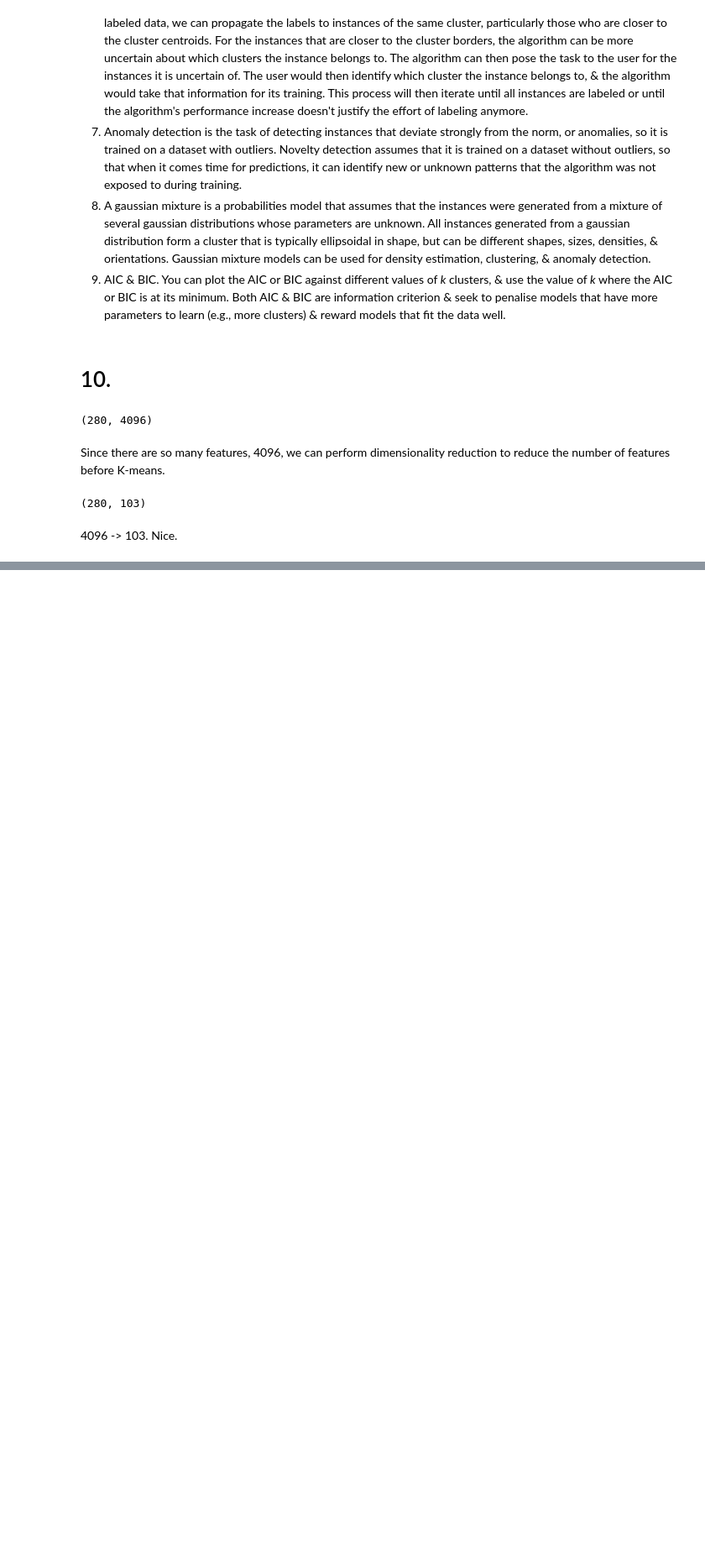
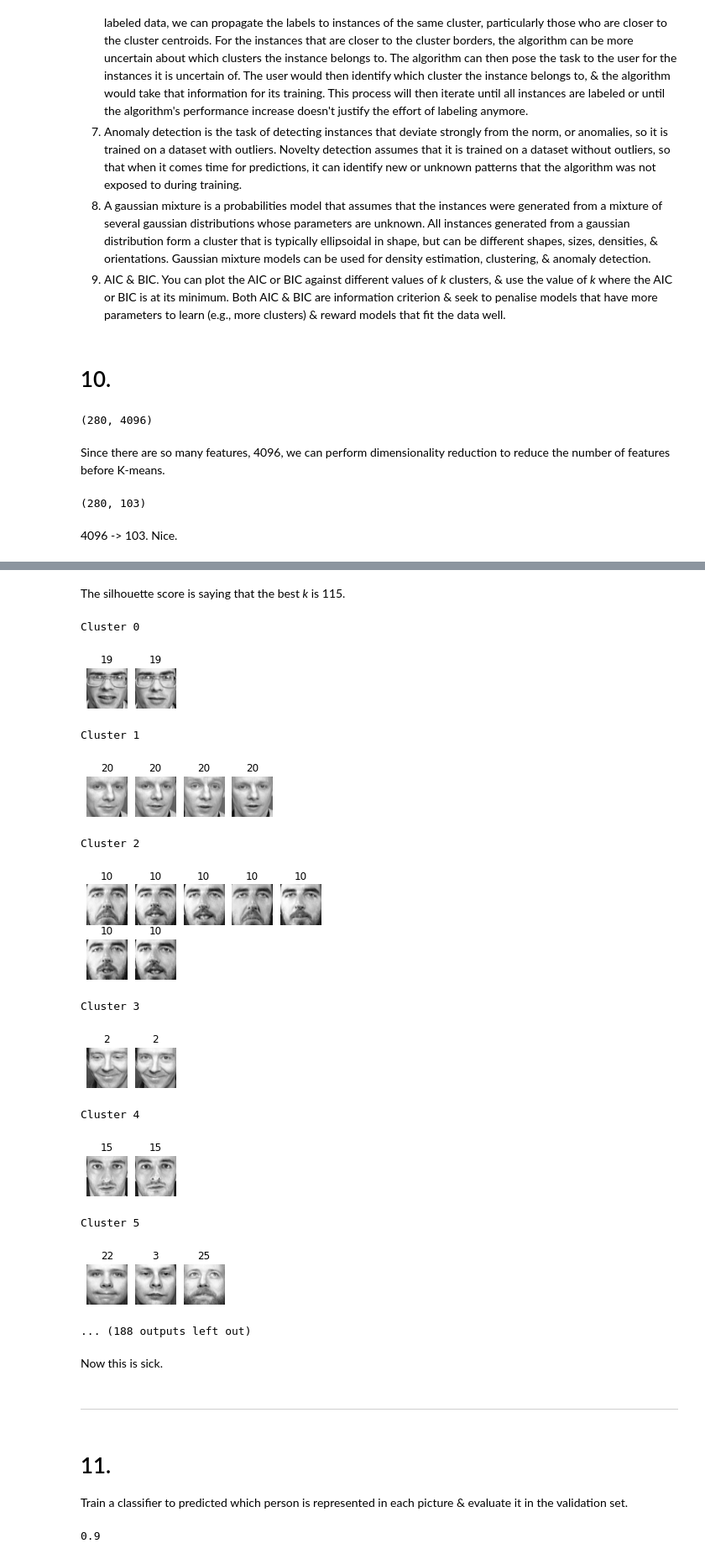
Before and after one commit to JieHengYu/ML-Algorithms, a Jupyter notebook: ML Python/Chapter 9/Exercises.ipynb, the cells around one changed output, grey strips where cells are left out. Shown at 84% size. Saved outputs shown, nothing was run; the diff lists cells and outputs as text; code cells hidden in the pictures; blank space fills up the shorter version.

```diff
--- a/ML Python/Chapter 9/Exercises.ipynb
+++ b/ML Python/Chapter 9/Exercises.ipynb
@@ -64,0 +99,52 @@ from sklearn.cluster import KMeans
+# %% [markdown]
+The silhouette score is saying that the best *k* is 115.
+# %%
+best_model = kmeans_per_k[np.argmax(silhouette_scores_per_k)]
+
+def plot_faces(faces, labels, ncols = 5):
+    faces = faces.reshape(-1, 64, 64)
+    nrows = (len(faces) - 1) // ncols + 1
+    plt.figure(figsize = (ncols, nrows * 1.1))
+    for index, (face, label) in enumerate(zip(faces, labels)):
+        plt.subplot(nrows, ncols, index + 1)
+        plt.imshow(face, cmap = "gray")
+        plt.axis("off")
+        plt.title(label)
+    plt.show()
+
+for cluster_id in np.unique(best_model.labels_):
+    print("Cluster", cluster_id)
+    in_cluster = best_model.labels_ == cluster_id
+    faces = X_train[in_cluster]
+    labels = y_train[in_cluster]
+    plot_faces(faces, labels)
+# %% [output]
+Cluster 0
+[figure, added]
+Cluster 1
+[figure, added]
+Cluster 2
+[figure, added]
+Cluster 3
+[figure, added]
+Cluster 4
+[figure, added]
+Cluster 5
+[figure, added]
+... (188 outputs left out)
+# %% [markdown]
+Now this is sick.
+# %% [markdown]
+---
+# %% [markdown]
+# 11.
+
+Train a classifier to predicted which person is represented in each picture & evaluate it in the validation set.
+# %%
+from sklearn.ensemble import RandomForestClassifier
+
+rf_classifier = RandomForestClassifier()
+rf_classifier.fit(X_train_reduced, y_train)
+rf_classifier.score(X_val_reduced, y_val)
+# %% [output]
+0.9
```
Also changed, not shown: parts of 32 cells of this notebook.
